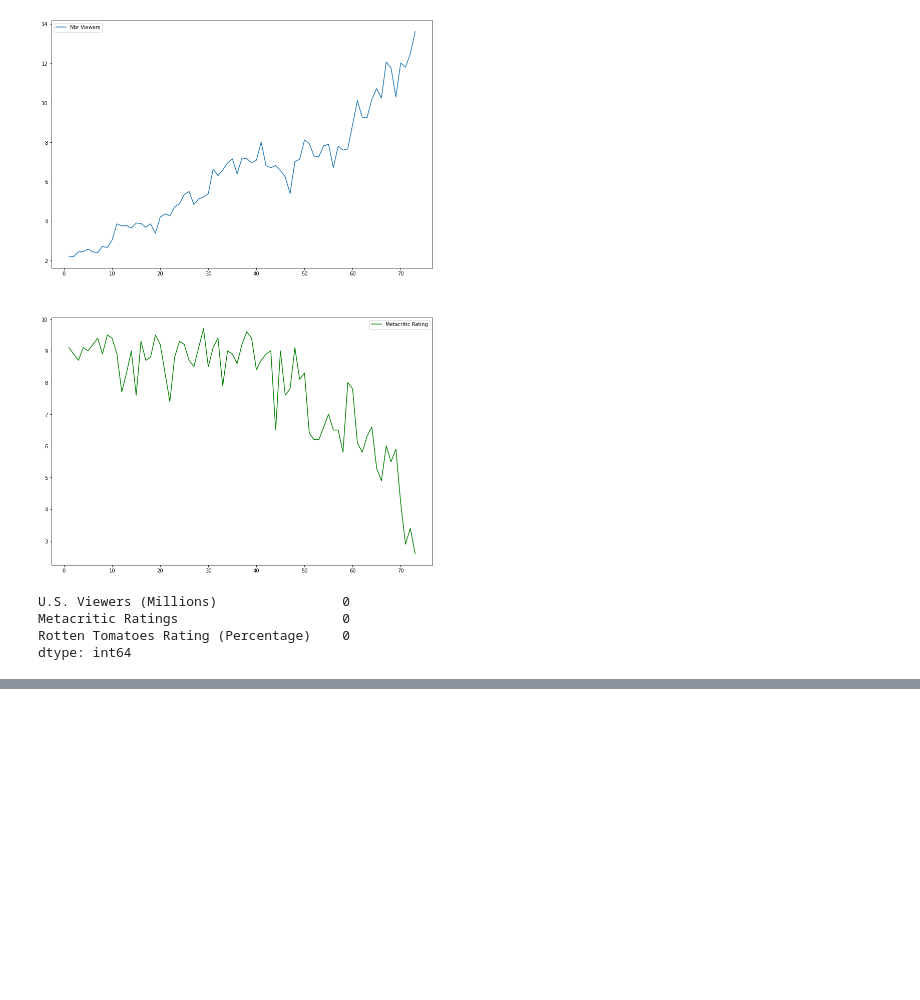
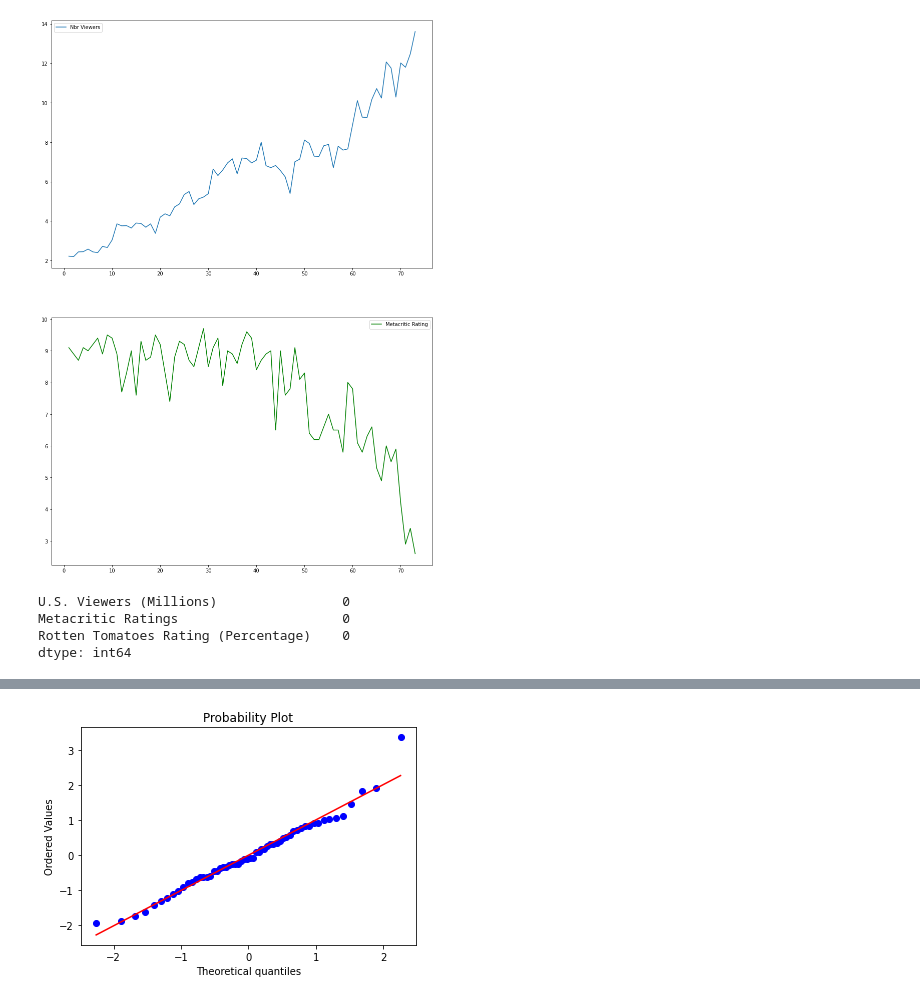
Before and after one commit to DalvikLoger/GameofThrones, a Jupyter notebook: Gameofthrone.ipynb, the cells around one changed output, grey strips where cells are left out. Cells and saved outputs as stored; diff of their text form; code cells hidden in the pictures; blank space fills up the shorter version.

```diff
--- a/Gameofthrone.ipynb
+++ b/Gameofthrone.ipynb
@@ -209,0 +264,9 @@ matrix
+# %%
+import scipy.stats as stats
+residus_norm = (residus-residus.mean())/residus.std()
+
+stats.probplot(residus_norm, plot=plt)
+
+plt.show();
+# %% [output]
+[figure, added]
```
Also changed, not shown: parts of 39 cells of this notebook, 14 other files.
